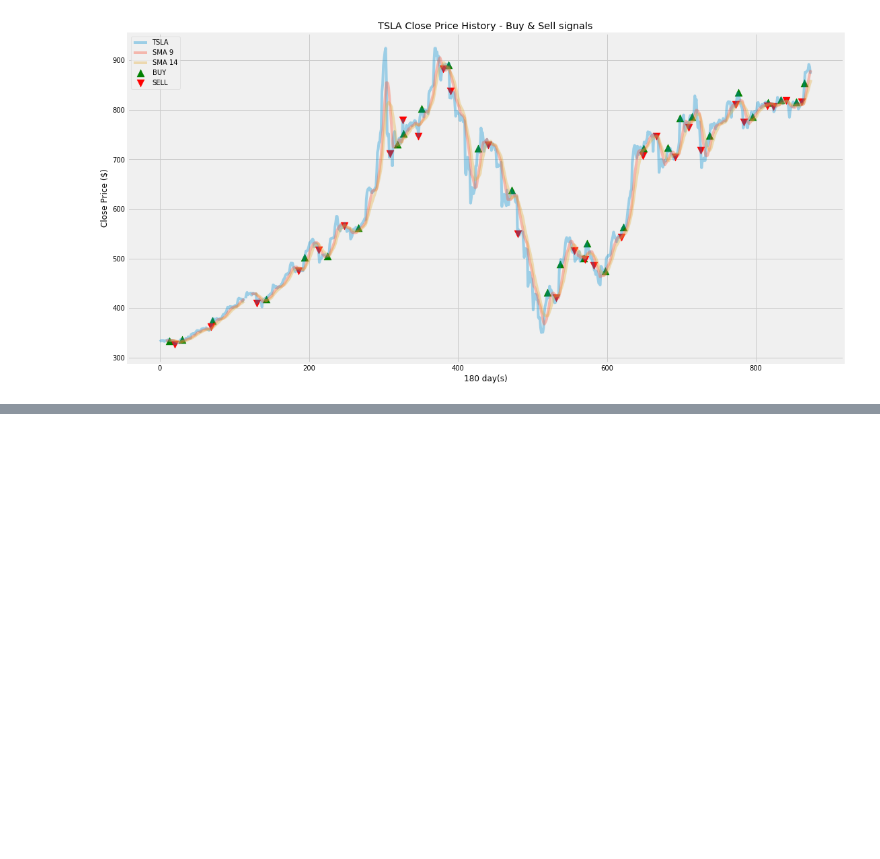
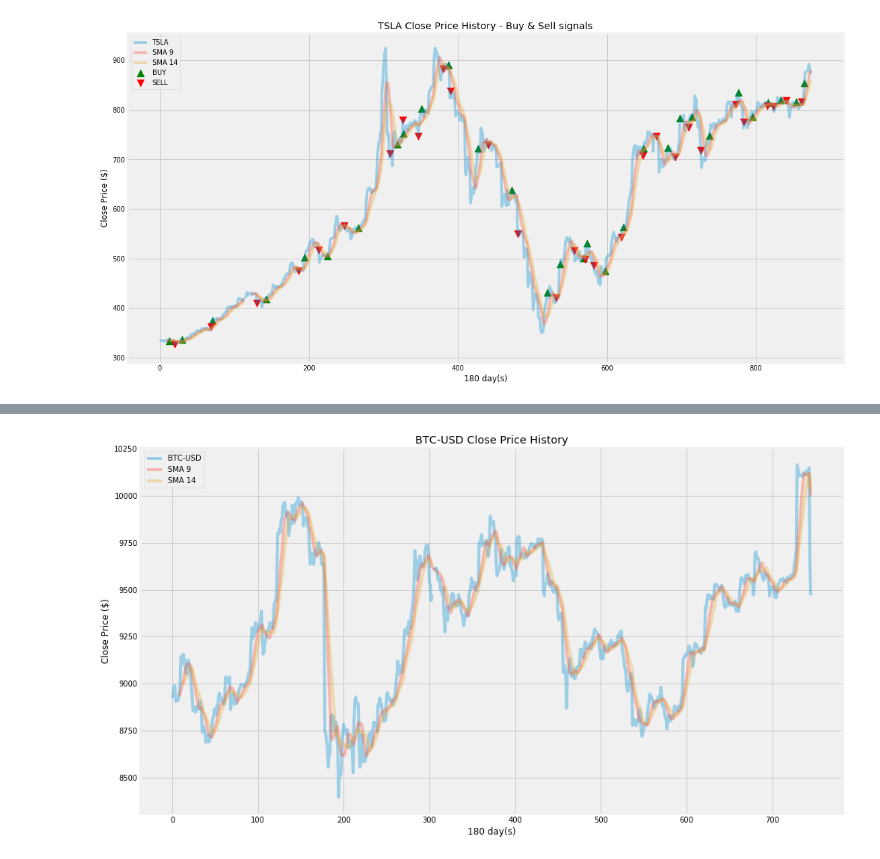
Before and after one commit to francose/algorithmicTrading, a Jupyter notebook: algorithmicTrading.ipynb, the cells around one changed output, grey strips where cells are left out. Saved outputs shown, nothing was run; the diff lists cells and outputs as text; code cells hidden in the pictures; blank space fills up the shorter version.

```diff
--- a/algorithmicTrading.ipynb
+++ b/algorithmicTrading.ipynb
@@ -382,0 +408,7 @@ plt.show()
+# %%
+# Create the SMA for 9 days
+
+sma_9 = pd.DataFrame()
+sma_9['Close Price'] = df['close'].rolling(window= 9).mean().dropna()
+
+sma_9
@@ -382,0 +429,6 @@ plt.show()
+# %%
+# Create the SMA for 14 days
+
+sma_14 = pd.DataFrame()
+sma_14['Close Price'] = df['close'].rolling(window= 14).mean()
+sma_14.dropna()
@@ -382,0 +449,13 @@ plt.show()
+# %%
+# Plotting the data
+plt.figure(figsize=(15, 9))
+plt.plot(df['close'], label="BTC-USD",alpha=.35)
+plt.plot(sma_9['Close Price'], label="SMA 9", alpha=.35)
+plt.plot(sma_14['Close Price'], label="SMA 14",  alpha=.35)
+plt.title("BTC-USD Close Price History")
+plt.xlabel('180 day(s)')
+plt.ylabel('Close Price ($)')
+plt.legend(loc='upper left')
+plt.show()
+# %% [output]
+[figure, added]
```
Also changed, not shown: parts of 8 cells of this notebook.
